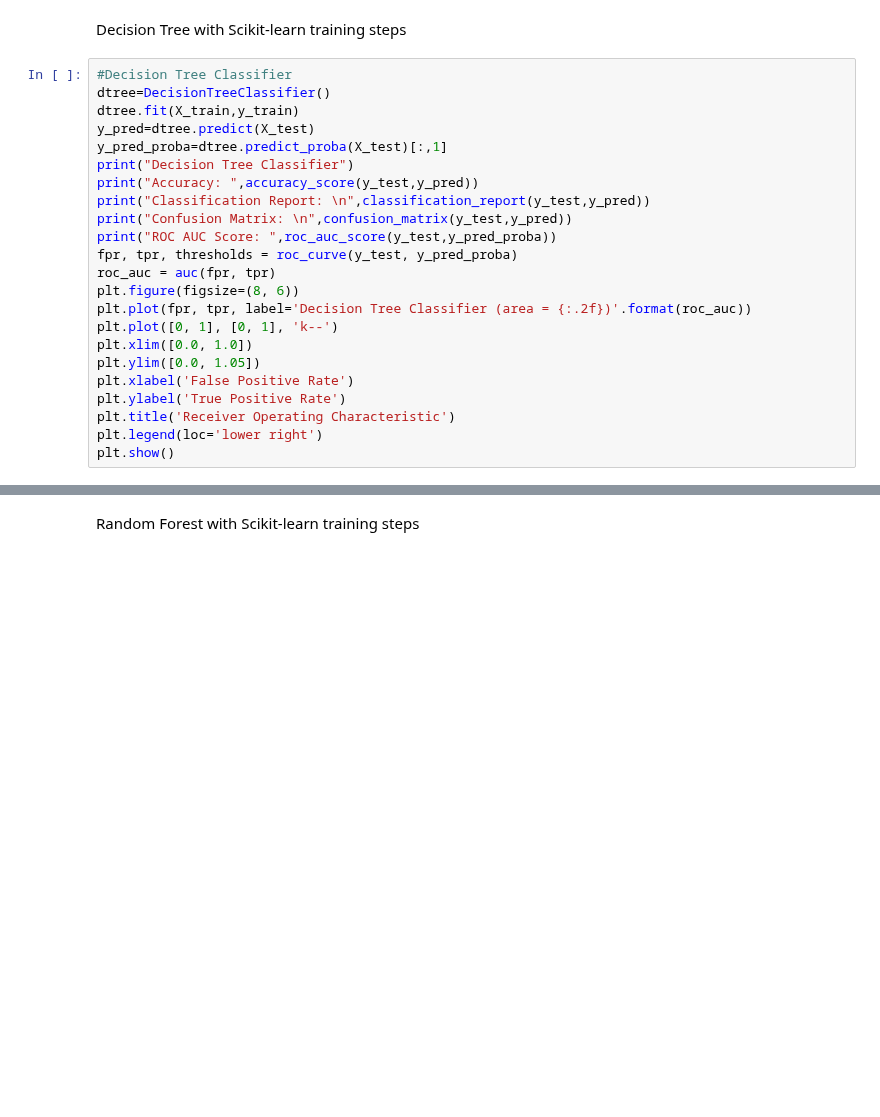
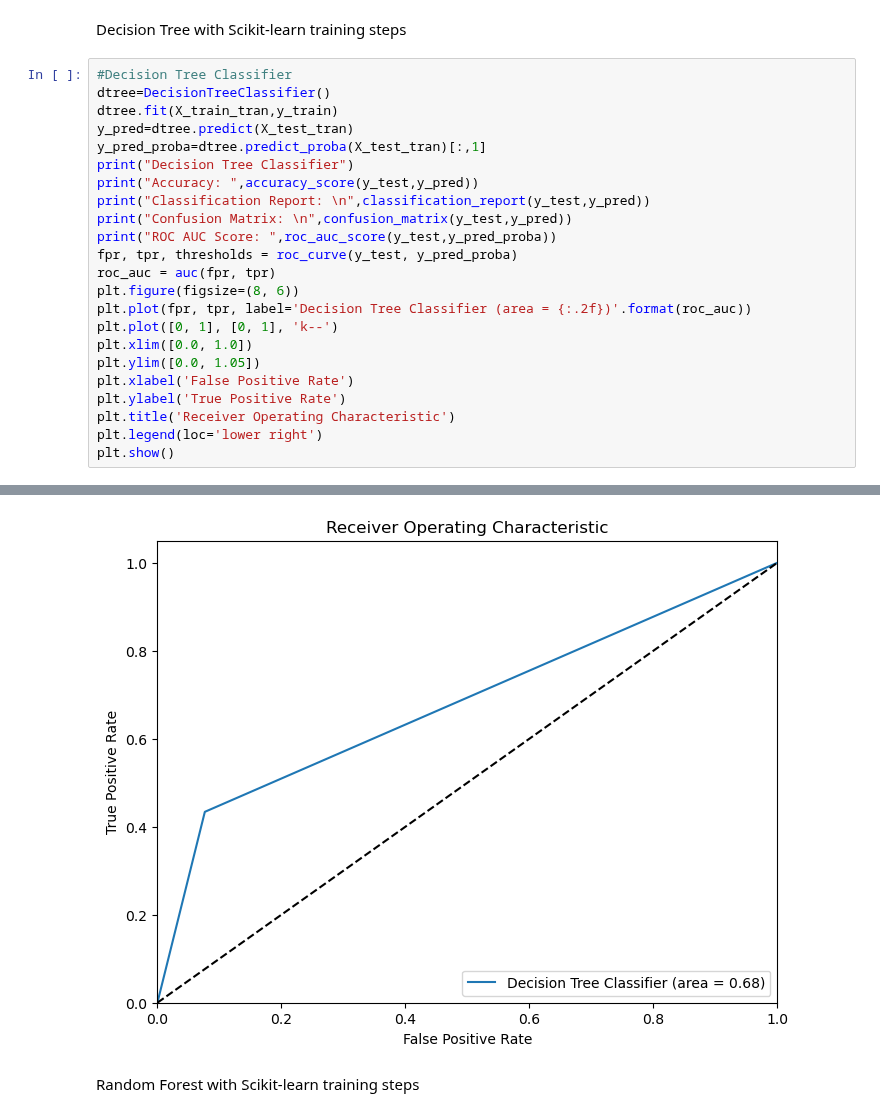
Before and after one commit to gublit/classifier, a Jupyter notebook: notebooks/bank.ipynb, the cells around one changed output, grey strips where cells are left out. Saved outputs shown, nothing was run; the diff lists cells and outputs as text; blank space fills up the shorter version.

```diff
--- a/notebooks/bank.ipynb
+++ b/notebooks/bank.ipynb
@@ -263,9 +300,9 @@ Decision Tree with Scikit-learn training steps
 # %%
 #Decision Tree Classifier
 dtree=DecisionTreeClassifier()
-dtree.fit(X_train,y_train)
-y_pred=dtree.predict(X_test)
-y_pred_proba=dtree.predict_proba(X_test)[:,1]
+dtree.fit(X_train_tran,y_train)
+y_pred=dtree.predict(X_test_tran)
+y_pred_proba=dtree.predict_proba(X_test_tran)[:,1]
 print("Decision Tree Classifier")
 print("Accuracy: ",accuracy_score(y_test,y_pred))
 print("Classification Report: \n",classification_report(y_test,y_pred))
@@ -283,3 +320,4 @@ plt.ylabel('True Positive Rate')
 plt.title('Receiver Operating Characteristic')
 plt.legend(loc='lower right')
 plt.show()
+# %% [output]
@@ -286,3 +340,4 @@ plt.show()
+[figure, added]
 # %% [markdown]
 Random Forest with Scikit-learn training steps
 # %%
```
Also changed, not shown: parts of 12 cells of this notebook.
